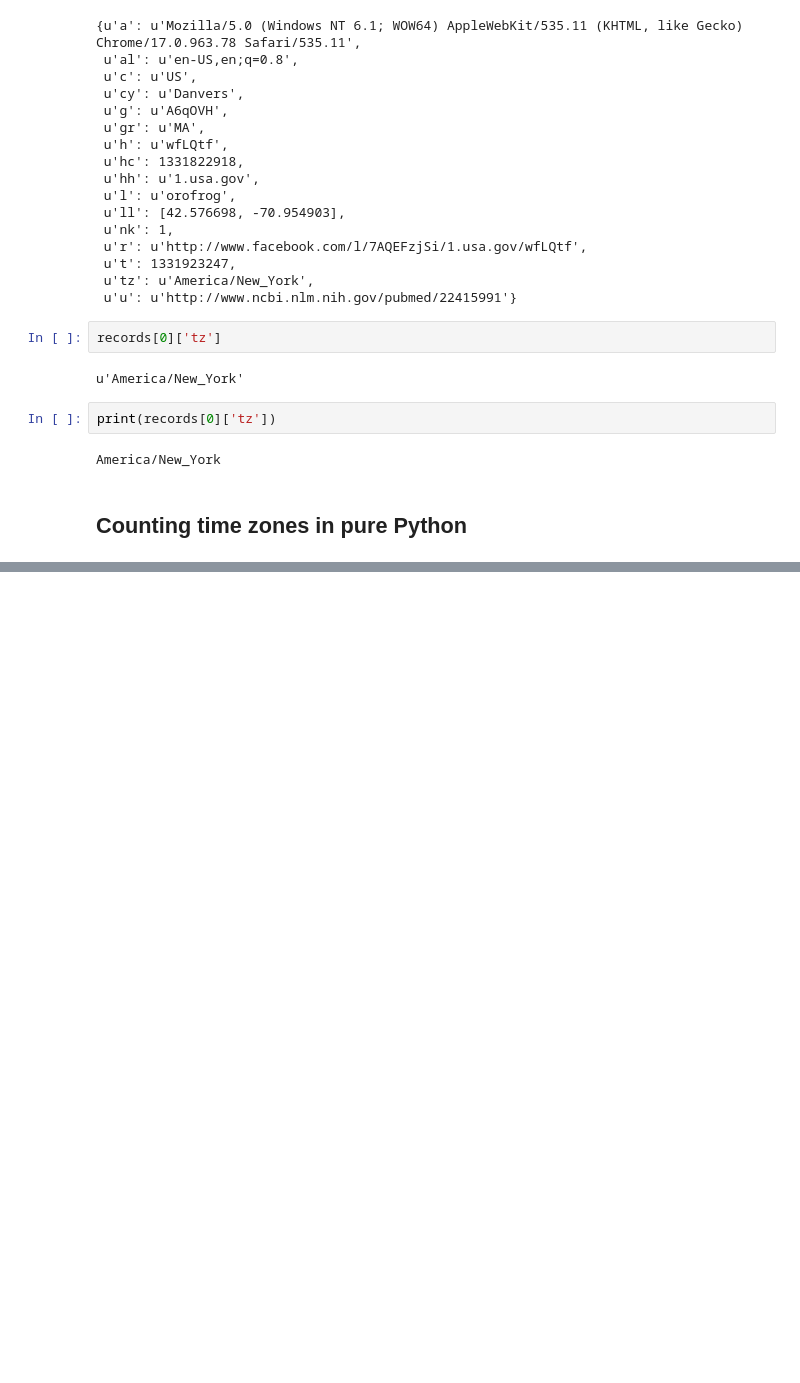
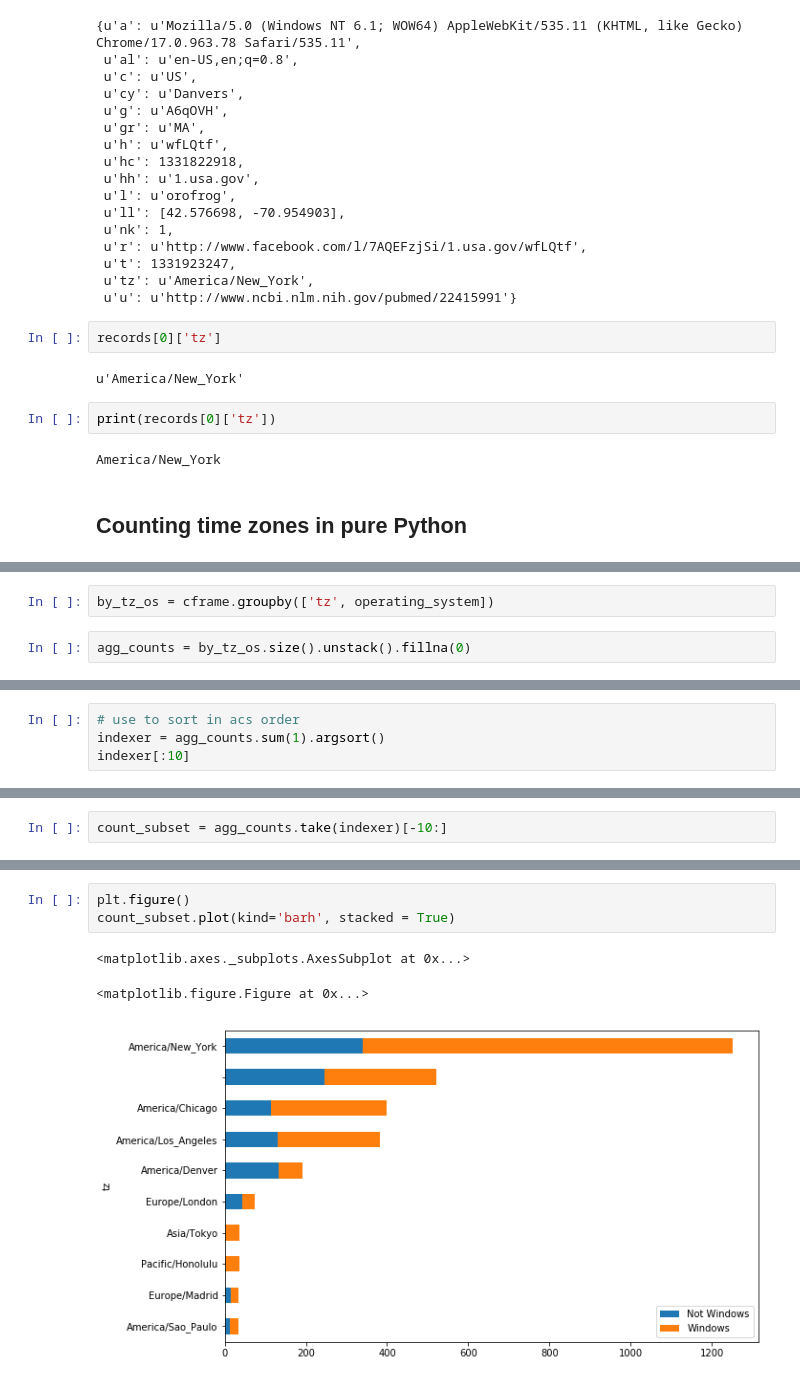
Before and after one commit to BigDataLearnin/python-for-data-analysis, a Jupyter notebook: Rui_chapter2.ipynb, the cells around one changed output, grey strips where cells are left out. Drawn from its saved outputs; the diff is of its cells as text; blank space fills up the shorter version.

```diff
--- a/Rui_chapter2.ipynb
+++ b/Rui_chapter2.ipynb
@@ -47,0 +220,4 @@ America/New_York
+# %%
+by_tz_os = cframe.groupby(['tz', operating_system])
+# %%
+agg_counts = by_tz_os.size().unstack().fillna(0)
@@ -47,0 +239,4 @@ America/New_York
+# %%
+# use to sort in acs order
+indexer = agg_counts.sum(1).argsort()
+indexer[:10]
@@ -47,0 +256,2 @@ America/New_York
+# %%
+count_subset = agg_counts.take(indexer)[-10:]
@@ -47,0 +273,7 @@ America/New_York
+# %%
+plt.figure()
+count_subset.plot(kind='barh', stacked = True)
+# %% [output]
+<matplotlib.axes._subplots.AxesSubplot at 0x...>
+<matplotlib.figure.Figure at 0x...>
+[figure, added]
```
Also changed, not shown: parts of 26 cells of this notebook.
